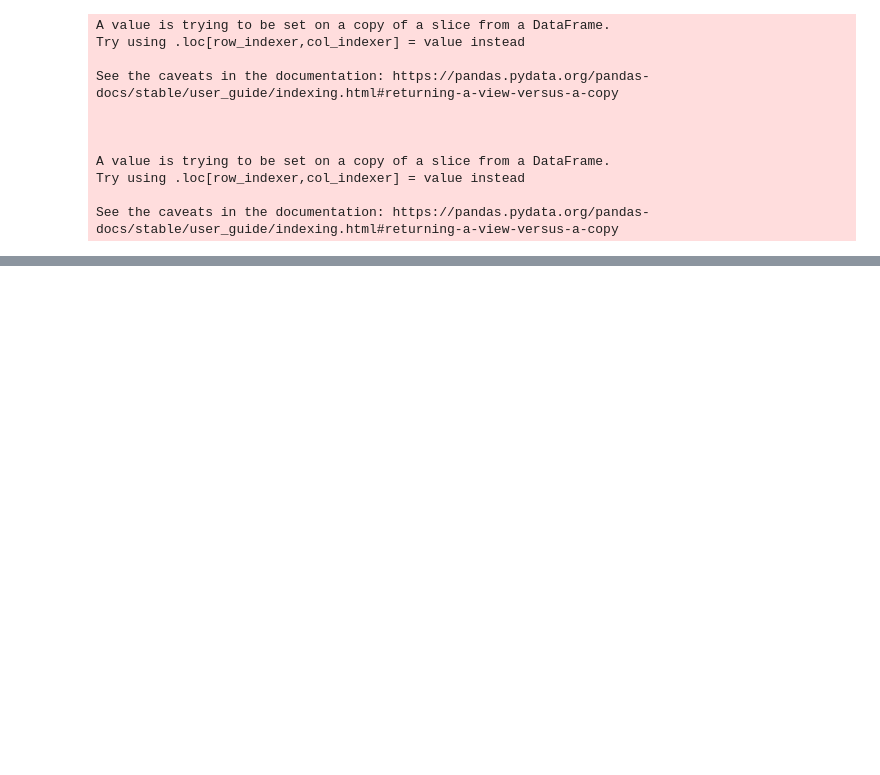
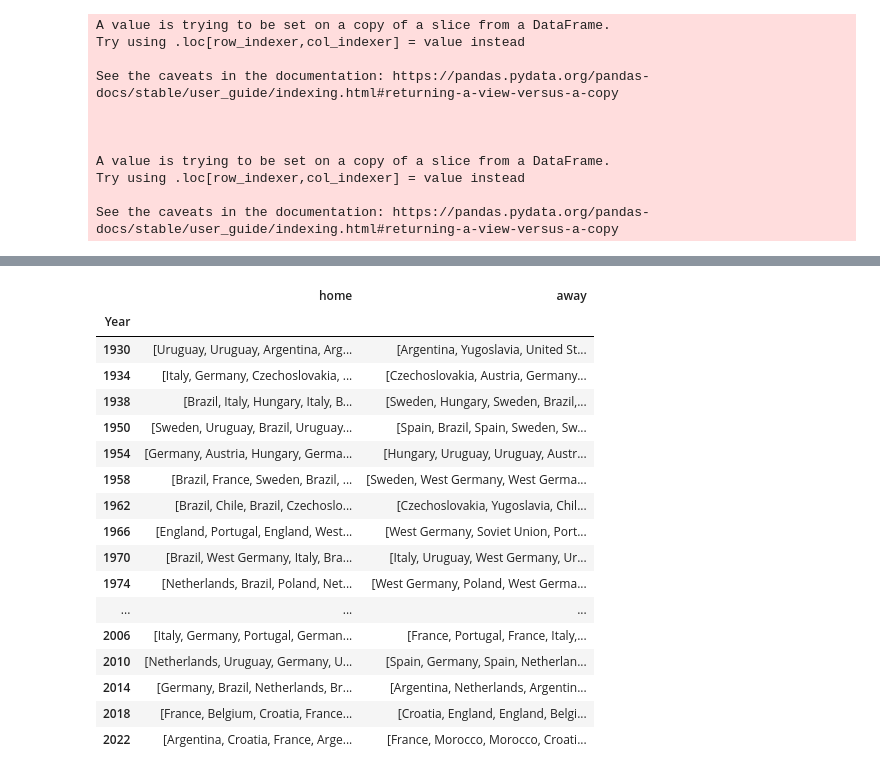
Before and after one commit to Nikkiie/Data-analysis-pandas, a Jupyter notebook: Fifa_analysis.ipynb, the cells around one changed output, grey strips where cells are left out. Cells and saved outputs as stored; diff of their text form; code cells hidden in the pictures; blank space fills up the shorter version.

```diff
--- a/Fifa_analysis.ipynb
+++ b/Fifa_analysis.ipynb
@@ -225,0 +262,25 @@ See the caveats in the documentation: https://pandas.pydata.org/pandas-docs/stab
+# %%
+# in which yr particular team participated
+
+data = matches.groupby('Year').agg(home=('home_team', list), away=('away_team',list))
+# %%
+data
+# %% [output]
+|  | home | away |
+| Year |  |  |
+| 1930 | [Uruguay, Uruguay, Argentina, Arg... | [Argentina, Yugoslavia, United St... |
+| 1934 | [Italy, Germany, Czechoslovakia, ... | [Czechoslovakia, Austria, Germany... |
+| 1938 | [Brazil, Italy, Hungary, Italy, B... | [Sweden, Hungary, Sweden, Brazil,... |
+| 1950 | [Sweden, Uruguay, Brazil, Uruguay... | [Spain, Brazil, Spain, Sweden, Sw... |
+| 1954 | [Germany, Austria, Hungary, Germa... | [Hungary, Uruguay, Uruguay, Austr... |
+| 1958 | [Brazil, France, Sweden, Brazil, ... | [Sweden, West Germany, West Germa... |
+| 1962 | [Brazil, Chile, Brazil, Czechoslo... | [Czechoslovakia, Yugoslavia, Chil... |
+| 1966 | [England, Portugal, England, West... | [West Germany, Soviet Union, Port... |
+| 1970 | [Brazil, West Germany, Italy, Bra... | [Italy, Uruguay, West Germany, Ur... |
+| 1974 | [Netherlands, Brazil, Poland, Net... | [West Germany, Poland, West Germa... |
+| ... | ... | ... |
+| 2006 | [Italy, Germany, Portugal, German... | [France, Portugal, France, Italy,... |
+| 2010 | [Netherlands, Uruguay, Germany, U... | [Spain, Germany, Spain, Netherlan... |
+| 2014 | [Germany, Brazil, Netherlands, Br... | [Argentina, Netherlands, Argentin... |
+| 2018 | [France, Belgium, Croatia, France... | [Croatia, England, England, Belgi... |
+| 2022 | [Argentina, Croatia, France, Arge... | [France, Morocco, Morocco, Croati... |
```
Also changed, not shown: parts of 11 cells of this notebook.
